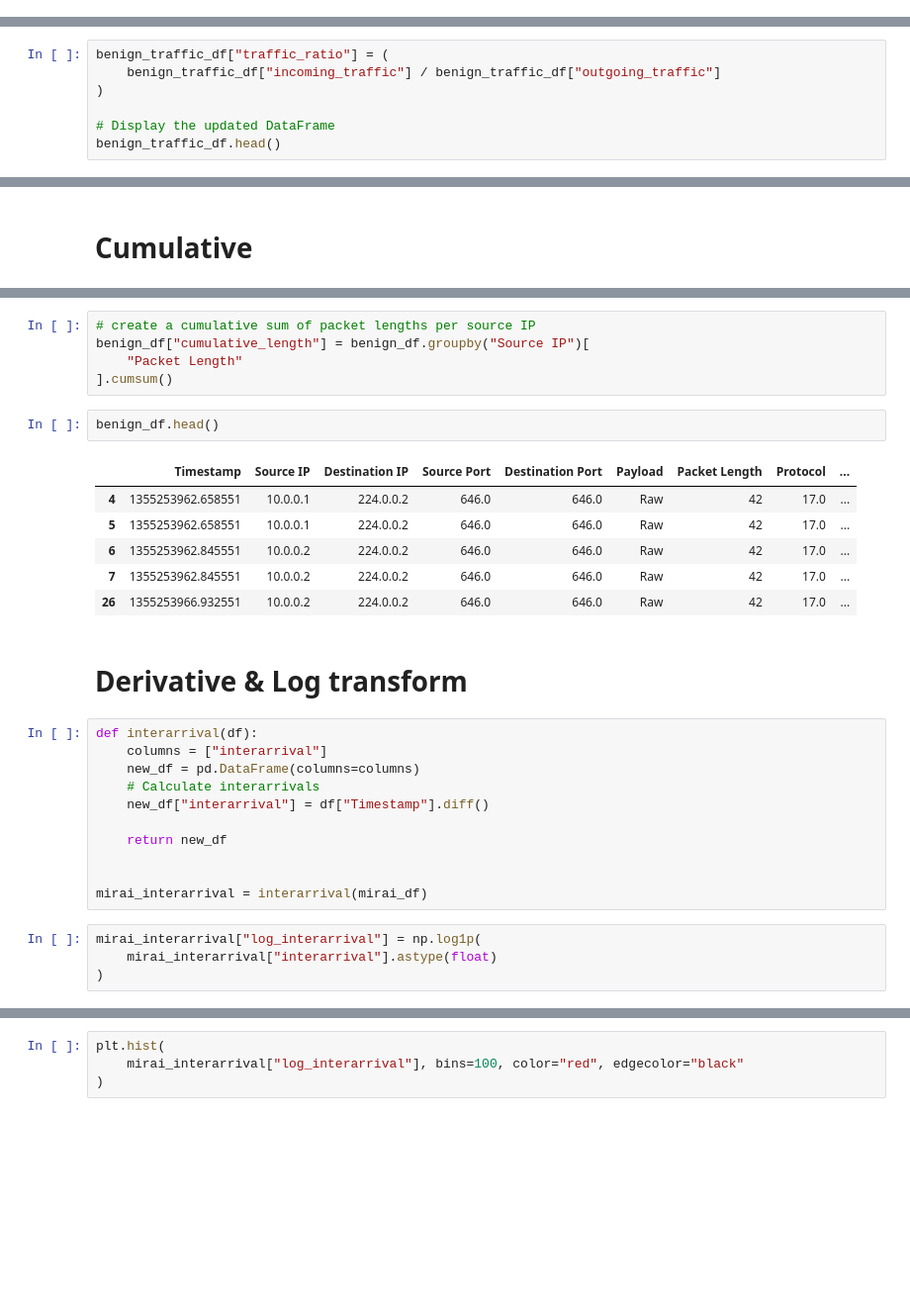
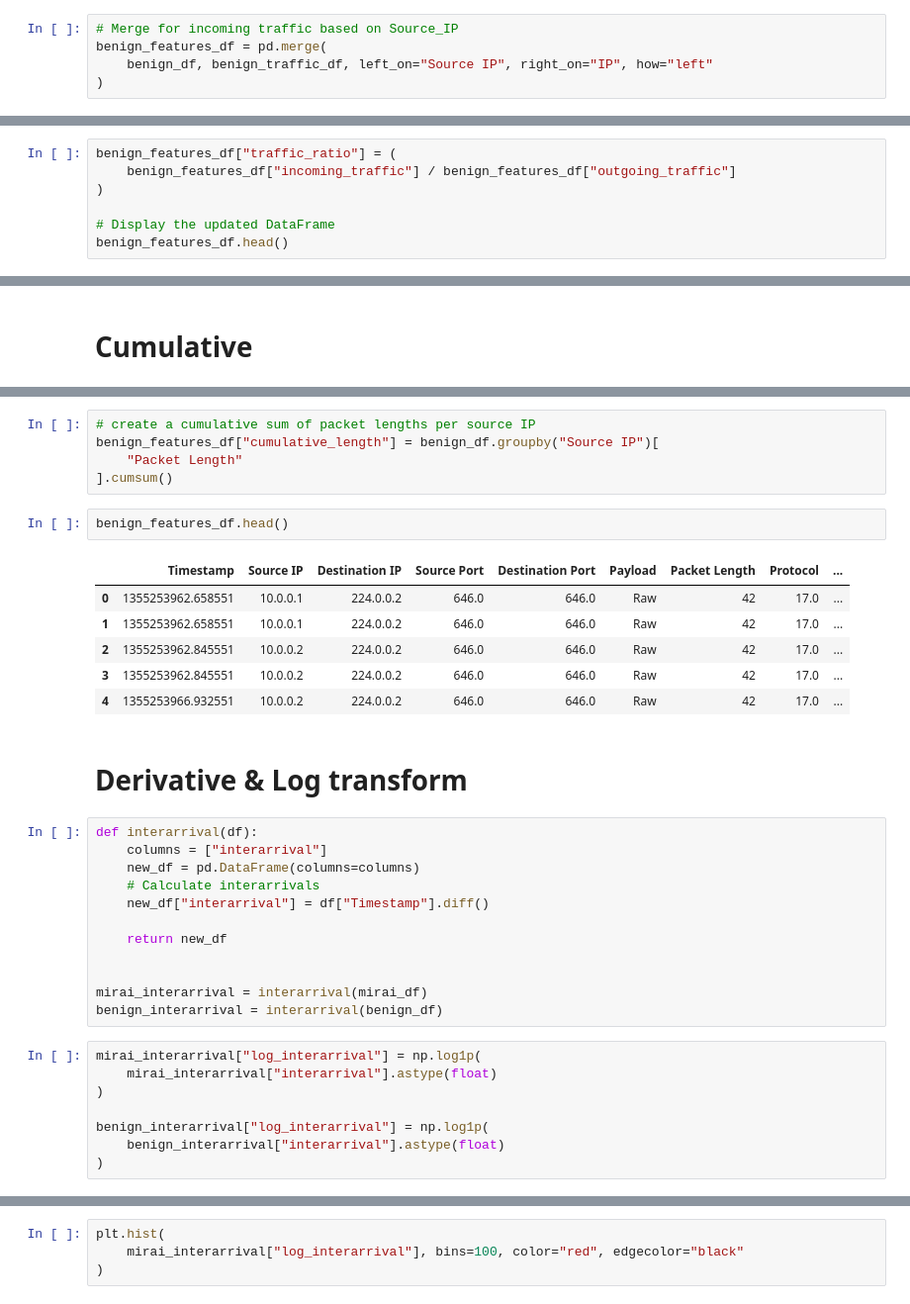
Before and after one commit to mundruid/cyber-ml, a Jupyter notebook: cyber_ml/blog_fe_2.ipynb, the cells around one changed output, grey strips where cells are left out. Shown at 99% size. Cells and saved outputs as stored; diff of their text form; blank space fills up the shorter version.

```diff
--- a/cyber_ml/blog_fe_2.ipynb
+++ b/cyber_ml/blog_fe_2.ipynb
@@ -65,0 +71,5 @@ mirai_traffic_df.head()
+# %%
+# Merge for incoming traffic based on Source_IP
+benign_features_df = pd.merge(
+    benign_df, benign_traffic_df, left_on="Source IP", right_on="IP", how="left"
+)
@@ -82,8 +100,8 @@ mirai_traffic_df.head()
 # %%
-benign_traffic_df["traffic_ratio"] = (
-    benign_traffic_df["incoming_traffic"] / benign_traffic_df["outgoing_traffic"]
+benign_features_df["traffic_ratio"] = (
+    benign_features_df["incoming_traffic"] / benign_features_df["outgoing_traffic"]
 )
 
 # Display the updated DataFrame
-benign_traffic_df.head()
+benign_features_df.head()
 # %% [output]
@@ -145,17 +162,17 @@ mirai_df.head()
 # %%
 # create a cumulative sum of packet lengths per source IP
-benign_df["cumulative_length"] = benign_df.groupby("Source IP")[
+benign_features_df["cumulative_length"] = benign_df.groupby("Source IP")[
     "Packet Length"
 ].cumsum()
 # %%
-benign_df.head()
+benign_features_df.head()
 # %% [output]
 |  | Timestamp | Source IP | Destination IP | Source Port | Destination Port | Payload | Packet Length | Protocol | ... |
-| 4 | 1355253962.658551 | 10.0.0.1 | 224.0.0.2 | 646.0 | 646.0 | Raw | 42 | 17.0 | ... |
-| 5 | 1355253962.658551 | 10.0.0.1 | 224.0.0.2 | 646.0 | 646.0 | Raw | 42 | 17.0 | ... |
-| 6 | 1355253962.845551 | 10.0.0.2 | 224.0.0.2 | 646.0 | 646.0 | Raw | 42 | 17.0 | ... |
-| 7 | 1355253962.845551 | 10.0.0.2 | 224.0.0.2 | 646.0 | 646.0 | Raw | 42 | 17.0 | ... |
-| 26 | 1355253966.932551 | 10.0.0.2 | 224.0.0.2 | 646.0 | 646.0 | Raw | 42 | 17.0 | ... |
+| 0 | 1355253962.658551 | 10.0.0.1 | 224.0.0.2 | 646.0 | 646.0 | Raw | 42 | 17.0 | ... |
+| 1 | 1355253962.658551 | 10.0.0.1 | 224.0.0.2 | 646.0 | 646.0 | Raw | 42 | 17.0 | ... |
+| 2 | 1355253962.845551 | 10.0.0.2 | 224.0.0.2 | 646.0 | 646.0 | Raw | 42 | 17.0 | ... |
+| 3 | 1355253962.845551 | 10.0.0.2 | 224.0.0.2 | 646.0 | 646.0 | Raw | 42 | 17.0 | ... |
+| 4 | 1355253966.932551 | 10.0.0.2 | 224.0.0.2 | 646.0 | 646.0 | Raw | 42 | 17.0 | ... |
 # %% [markdown]
 # Derivative & Log transform
 # %%
@@ -169,10 +186,15 @@ def interarrival(df):
 
 
 mirai_interarrival = interarrival(mirai_df)
+benign_interarrival = interarrival(benign_df)
 # %%
 mirai_interarrival["log_interarrival"] = np.log1p(
     mirai_interarrival["interarrival"].astype(float)
 )
+
+benign_interarrival["log_interarrival"] = np.log1p(
+    benign_interarrival["interarrival"].astype(float)
+)
 # %%
 mirai_interarrival = mirai_interarrival.drop(0)
 mirai_interarrival = mirai_interarrival.reset_index(drop=True)
```
Also changed, not shown: parts of 18 cells of this notebook, 2 other files.
